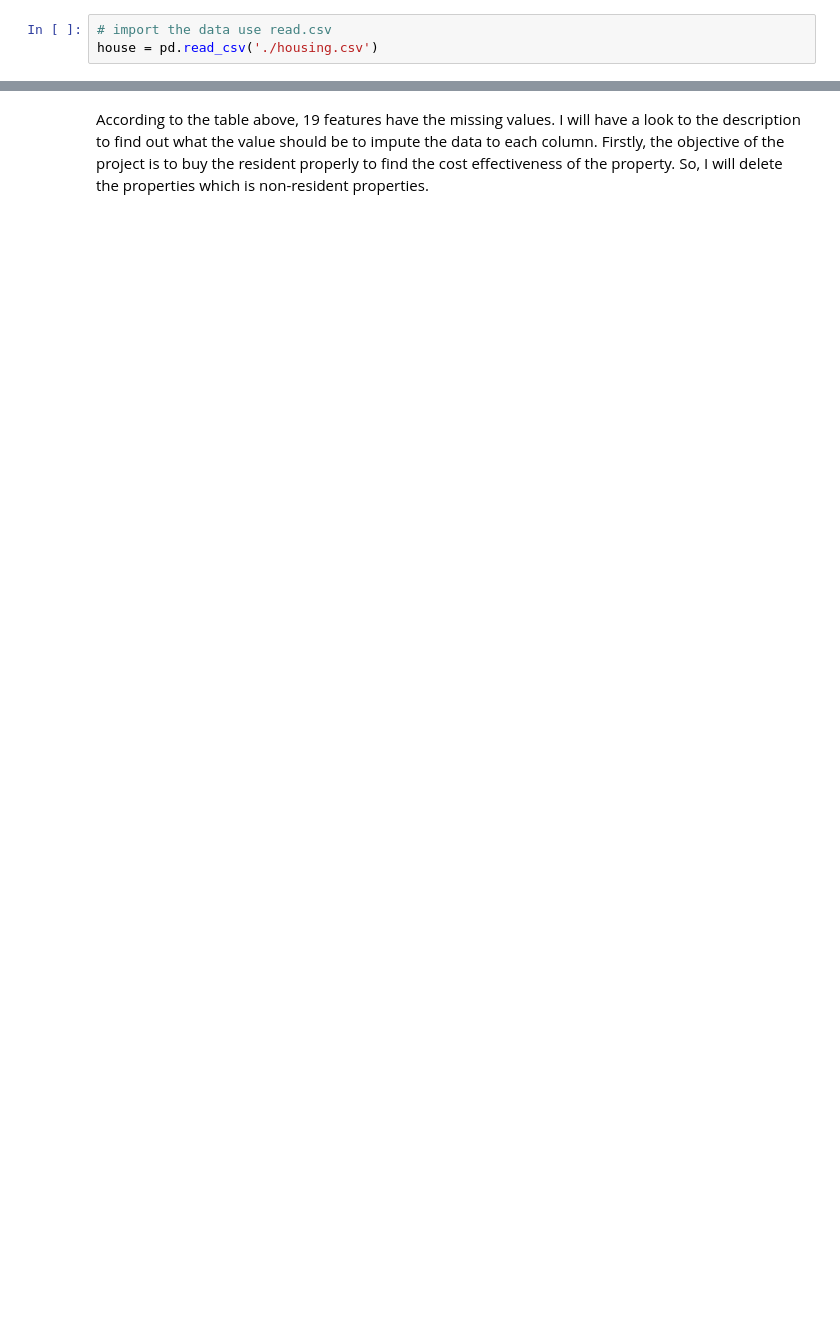
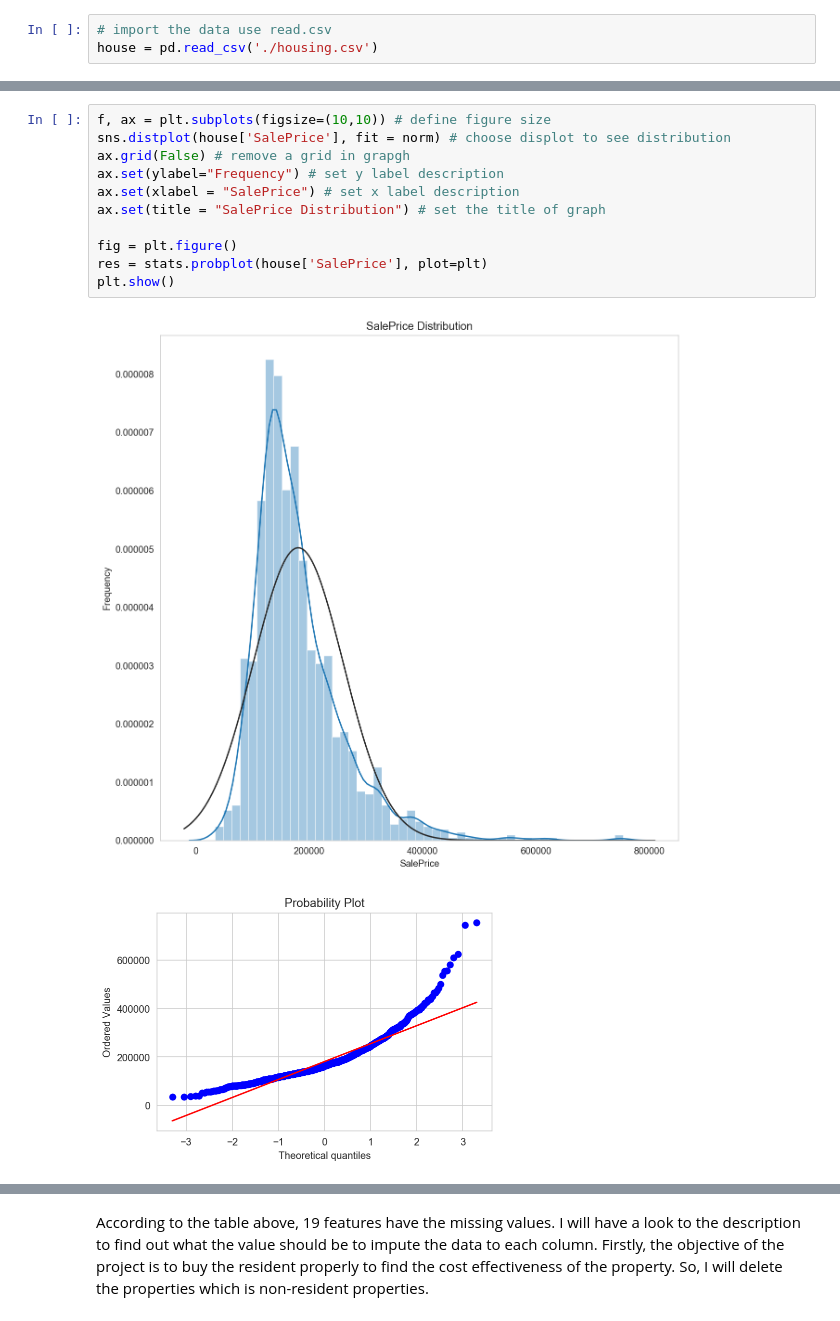
Before and after one commit to Tom-jarat/house_price_prediction, a Jupyter notebook: price_prediction_project.ipynb, the cells around one changed output, grey strips where cells are left out. Drawn from its saved outputs; the diff is of its cells as text; blank space fills up the shorter version.

```diff
--- a/price_prediction_project.ipynb
+++ b/price_prediction_project.ipynb
@@ -118,0 +106,14 @@ memory usage: 924.0+ KB
+# %%
+f, ax = plt.subplots(figsize=(10,10)) # define figure size
+sns.distplot(house['SalePrice'], fit = norm) # choose displot to see distribution
+ax.grid(False) # remove a grid in grapgh
+ax.set(ylabel="Frequency") # set y label description
+ax.set(xlabel = "SalePrice") # set x label description
+ax.set(title = "SalePrice Distribution") # set the title of graph
+
+fig = plt.figure()
+res = stats.probplot(house['SalePrice'], plot=plt)
+plt.show()
+# %% [output]
+[figure, added]
+[figure, added]
```
Also changed, not shown: parts of 74 cells of this notebook, 1 other file.
